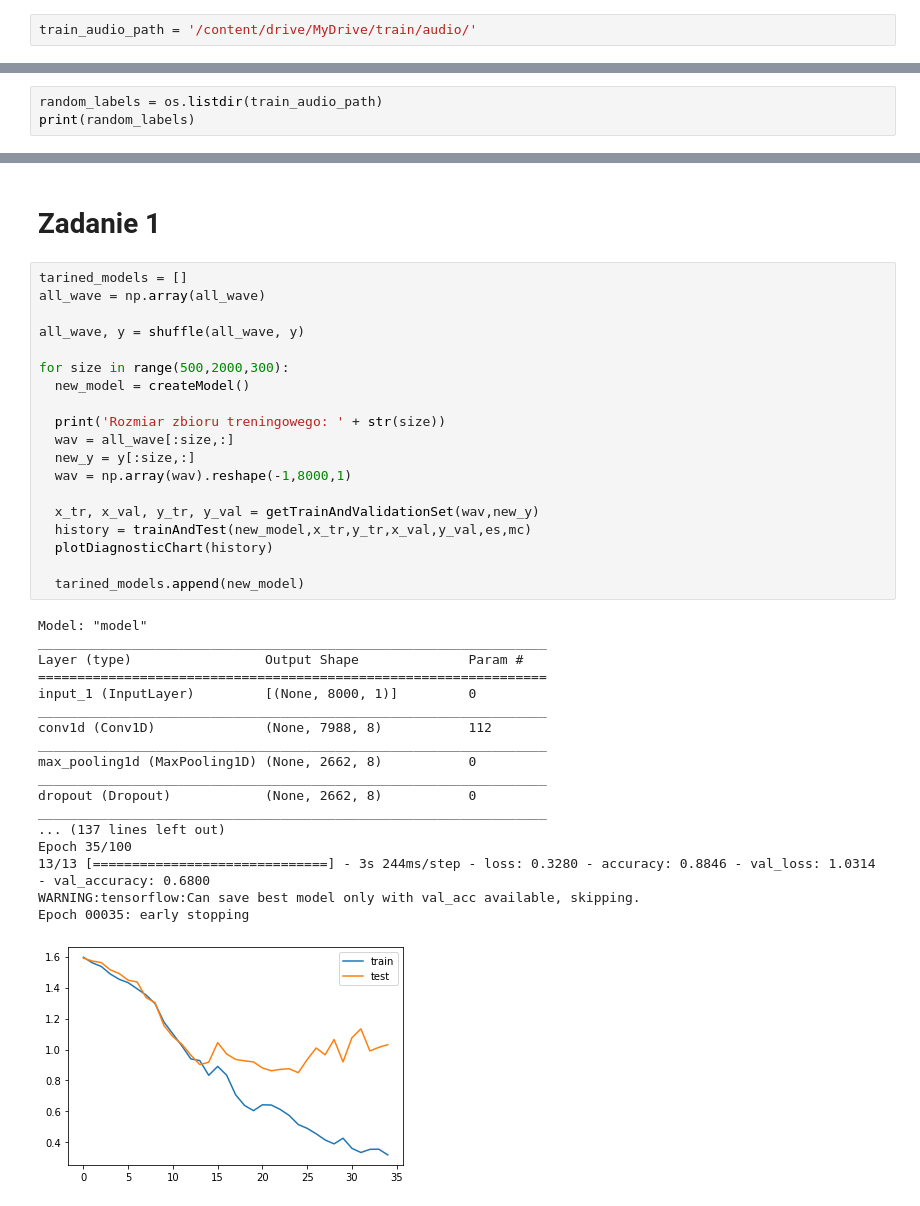
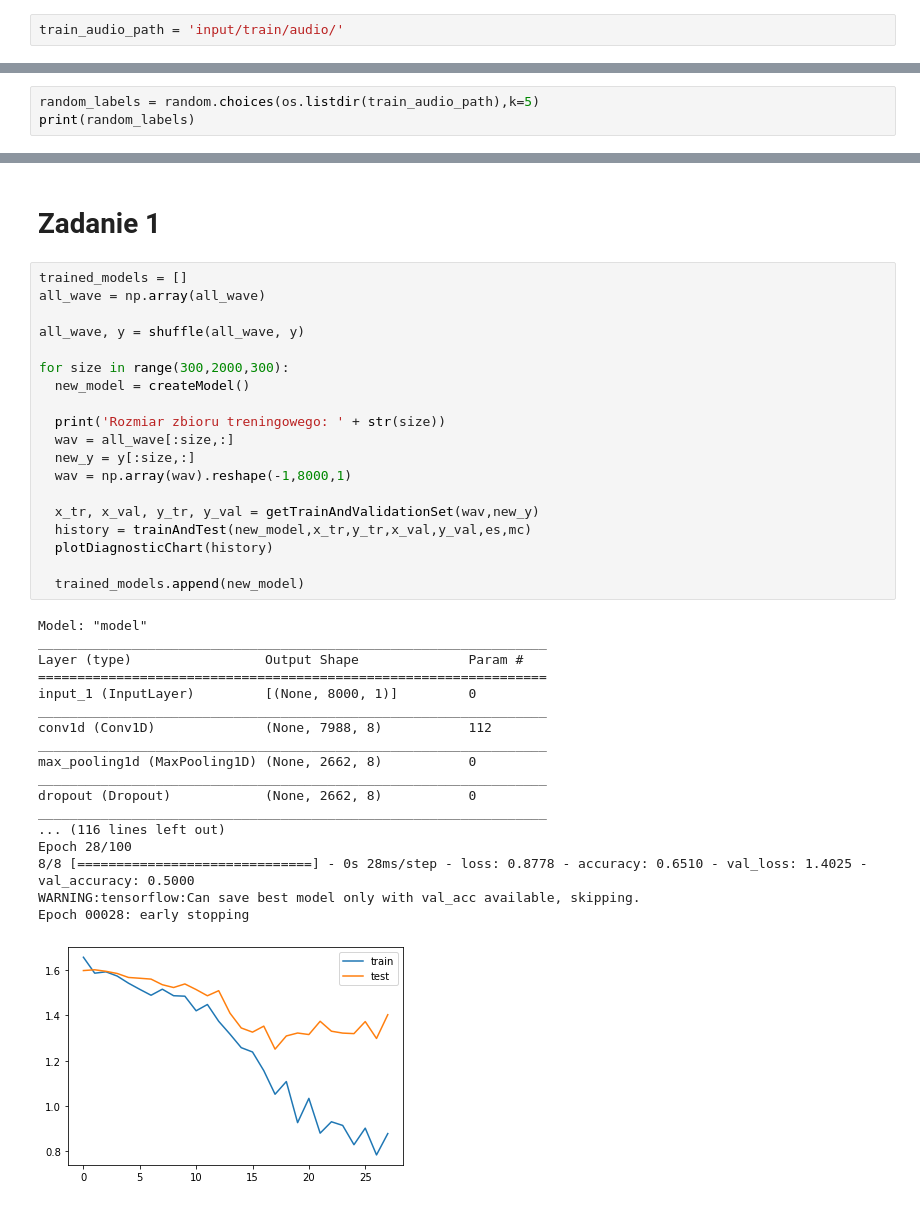
Before and after one commit to Dushess0/IOwADC, a Jupyter notebook: lab3/Deep_learning_2_Bannitsyn_Marchwica.ipynb, the cells around one changed output, grey strips where cells are left out. Drawn from its saved outputs; the diff is of its cells as text.

```diff
--- a/lab3/Deep_learning_2_Bannitsyn_Marchwica.ipynb
+++ b/lab3/Deep_learning_2_Bannitsyn_Marchwica.ipynb
@@ -21,7 +21,7 @@ from sklearn.utils import shuffle
 
 warnings.filterwarnings("ignore")
 # %%
-train_audio_path = '/content/drive/MyDrive/train/audio/'
+train_audio_path = 'input/train/audio/'
 # %% [markdown]
 # Funkcje
 # %% [markdown]
@@ -50,6 +50,6 @@ def trainAndTest(model,x_tr,y_tr,x_val,y_val,es,mc):
 # %% [markdown]
 Losowo wybrane 5 słów
 # %%
-random_labels = os.listdir(train_audio_path)
+random_labels = random.choices(os.listdir(train_audio_path),k=5)
 print(random_labels)
 # %% [output]
@@ -164,43 +164,43 @@ mc = ModelCheckpoint('best_model.hdf5', monitor='val_acc', verbose=1, save_best_
 # %% [markdown]
 # Zadanie 1
 # %%
-tarined_models = []
+trained_models = []
 all_wave = np.array(all_wave)
 
 all_wave, y = shuffle(all_wave, y)
 
-for size in range(500,2000,300):
+for size in range(300,2000,300):
   new_model = createModel()
 
   print('Rozmiar zbioru treningowego: ' + str(size))
   wav = all_wave[:size,:]
   new_y = y[:size,:]
   wav = np.array(wav).reshape(-1,8000,1)
 
   x_tr, x_val, y_tr, y_val = getTrainAndValidationSet(wav,new_y)
   history = trainAndTest(new_model,x_tr,y_tr,x_val,y_val,es,mc)
   plotDiagnosticChart(history)
 
-  tarined_models.append(new_model)
+  trained_models.append(new_model)
 # %% [output]
 Model: "model"
 _________________________________________________________________
 Layer (type)                 Output Shape              Param #
 =================================================================
 input_1 (InputLayer)         [(None, 8000, 1)]         0
 _________________________________________________________________
 conv1d (Conv1D)              (None, 7988, 8)           112
 _________________________________________________________________
 max_pooling1d (MaxPooling1D) (None, 2662, 8)           0
 _________________________________________________________________
 dropout (Dropout)            (None, 2662, 8)           0
 _________________________________________________________________
-... (137 lines left out)
-Epoch 35/100
-13/13 [==============================] - 3s 244ms/step - loss: 0.3280 - accuracy: 0.8846 - val_loss: 1.0314 - val_accuracy: 0.6800
+... (116 lines left out)
+Epoch 28/100
+8/8 [==============================] - 0s 28ms/step - loss: 0.8778 - accuracy: 0.6510 - val_loss: 1.4025 - val_accuracy: 0.5000
 WARNING:tensorflow:Can save best model only with val_acc available, skipping.
-Epoch 00035: early stopping
+Epoch 00028: early stopping
-[figure, old version]
+[figure, new version]
 Model: "model"
 _________________________________________________________________
 Layer (type)                 Output Shape              Param #
```
Also changed, not shown: parts of 15 cells of this notebook, 11 other files.
